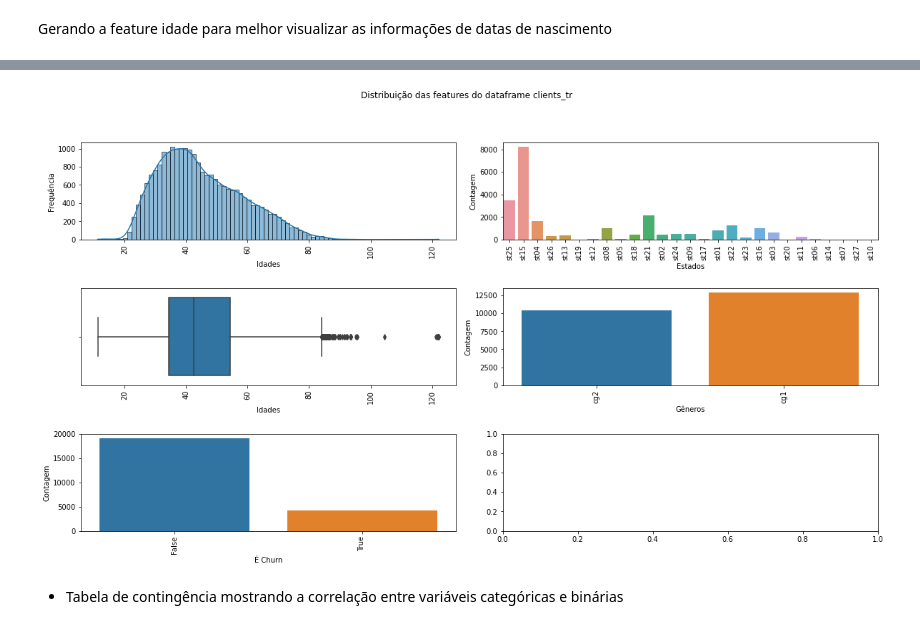
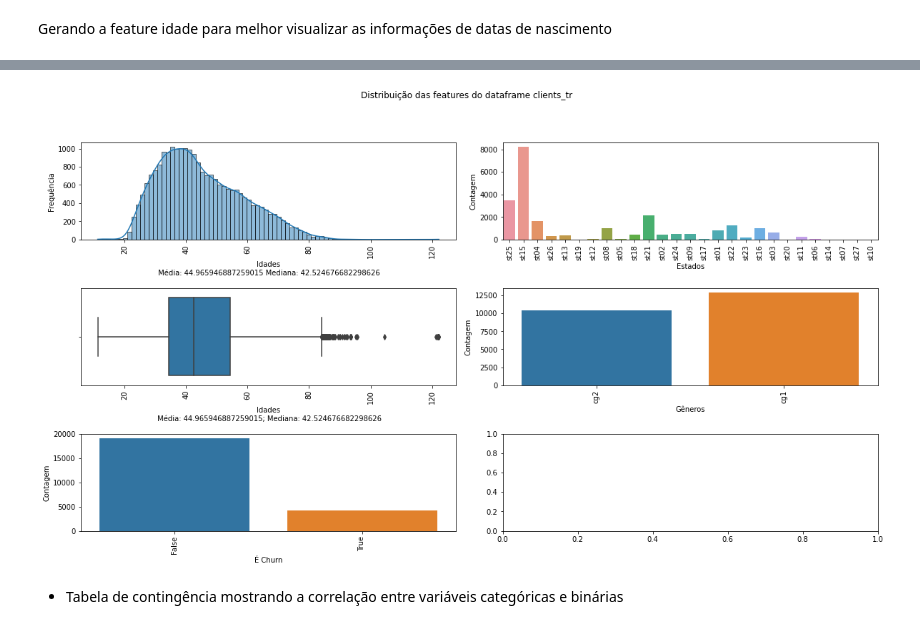
Before and after one commit to casjunior93/Desafio-Tera---Ensemble, a Jupyter notebook: Desafio_Assinado_Luizalabs_Ensembles.ipynb, the cells around one changed output, grey strips where cells are left out. Drawn from its saved outputs; the diff is of its cells as text; code cells hidden in the pictures.

```diff
--- a/Desafio_Assinado_Luizalabs_Ensembles.ipynb
+++ b/Desafio_Assinado_Luizalabs_Ensembles.ipynb
@@ -371,36 +368,36 @@ clients_tr.sample(5)
 # %%
 fig, axes = plt.subplots(3, 2, figsize = (20,10))
 fig.subplots_adjust(hspace=0.5, wspace=0.125)
 fig.suptitle('Distribuição das features do dataframe clients_tr')
 
 #Idade
 sns.histplot(ax=axes[0, 0],x=clients_tr['anos'], kde=True)
 axes[0, 0].tick_params(axis='x', rotation=90)
-axes[0, 0].set(xlabel='Idades', ylabel='Frequência')
+axes[0, 0].set(xlabel='Idades\n Média: ' + str(clients_tr['anos'].mean()) + ' Mediana: ' + str(clients_tr['anos'].median()), ylabel='Frequência')
 
 #Idade - Boxplots
 sns.boxplot(ax=axes[1, 0],x=clients_tr['anos'])
 axes[1, 0].tick_params(axis='x', rotation=90)
-axes[1, 0].set(xlabel='Idades')
+axes[1, 0].set(xlabel='Idades\n Média: ' + str(clients_tr['anos'].mean()) + '; Mediana: ' + str(clients_tr['anos'].median()))
 
 #Gênero
 sns.countplot(ax=axes[1, 1],x=clients_tr['gender'])
 axes[1, 1].tick_params(axis='x', rotation=90)
 axes[1, 1].set(xlabel='Gêneros', ylabel='Contagem')
 
 #Estado
 sns.countplot(ax=axes[0, 1],x=clients_tr['state'])
 axes[0, 1].tick_params(axis='x', rotation=90)
 axes[0, 1].set(xlabel='Estados', ylabel='Contagem')
 
 #É Churn
 sns.countplot(ax=axes[2, 0],x=clients_tr['is_churn'])
 axes[2, 0].tick_params(axis='x', rotation=90)
 axes[2, 0].set(xlabel='É Churn', ylabel='Contagem')
 
 plt.show();
 # %% [output]
-[figure, old version]
+[figure, new version]
 # %% [markdown]
 * Tabela de contingência mostrando a correlação entre variáveis categóricas e binárias
 # %%
```
Also changed, not shown: parts of 11 cells of this notebook.
